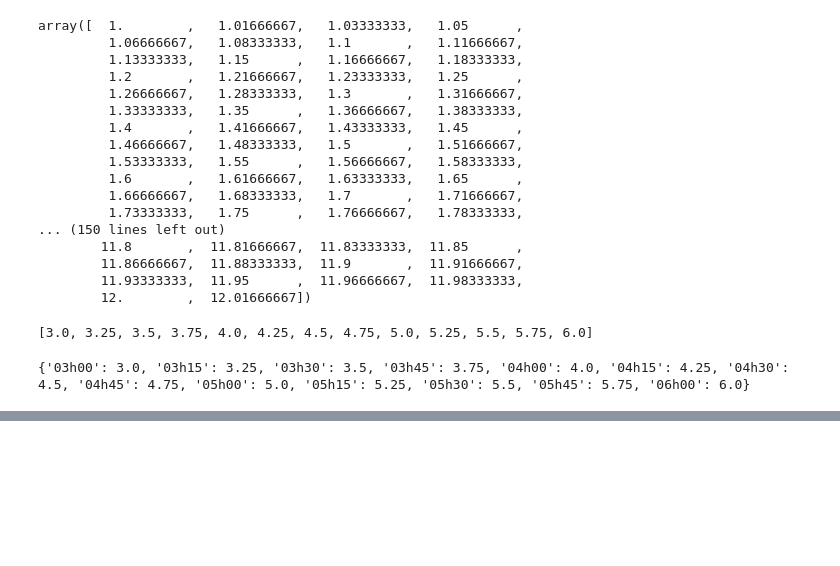
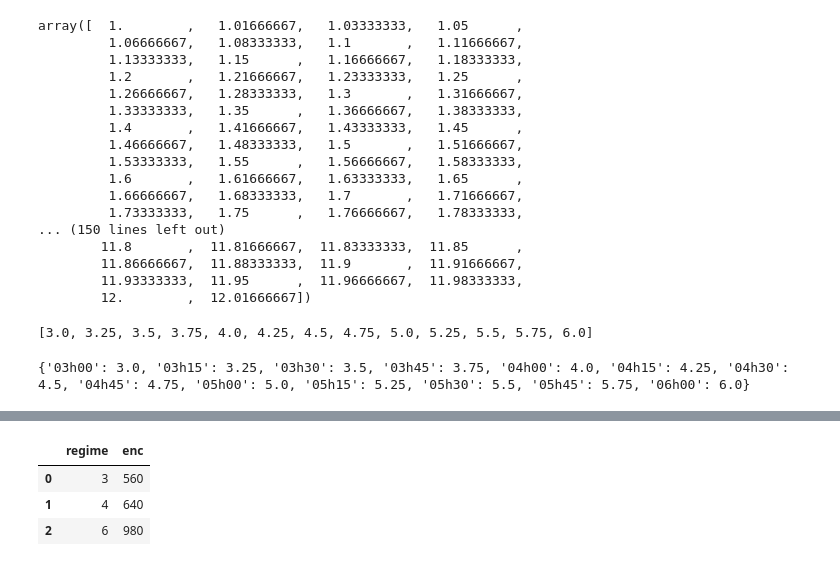
Before and after one commit to youitik/attentus, a Jupyter notebook: nan_attentus_aula.ipynb, the cells around one changed output, grey strips where cells are left out. Saved outputs shown, nothing was run; the diff lists cells and outputs as text; code cells hidden in the pictures; blank space fills up the shorter version.

```diff
--- a/nan_attentus_aula.ipynb
+++ b/nan_attentus_aula.ipynb
@@ -1180,0 +1631,7 @@ print(dict_turnos_possiveis)
+# %%
+df_nad
+# %% [output]
+|  | regime | enc |
+| 0 | 3 | 560 |
+| 1 | 4 | 640 |
+| 2 | 6 | 980 |
```
Also changed, not shown: parts of 33 cells of this notebook, 5 other files.
